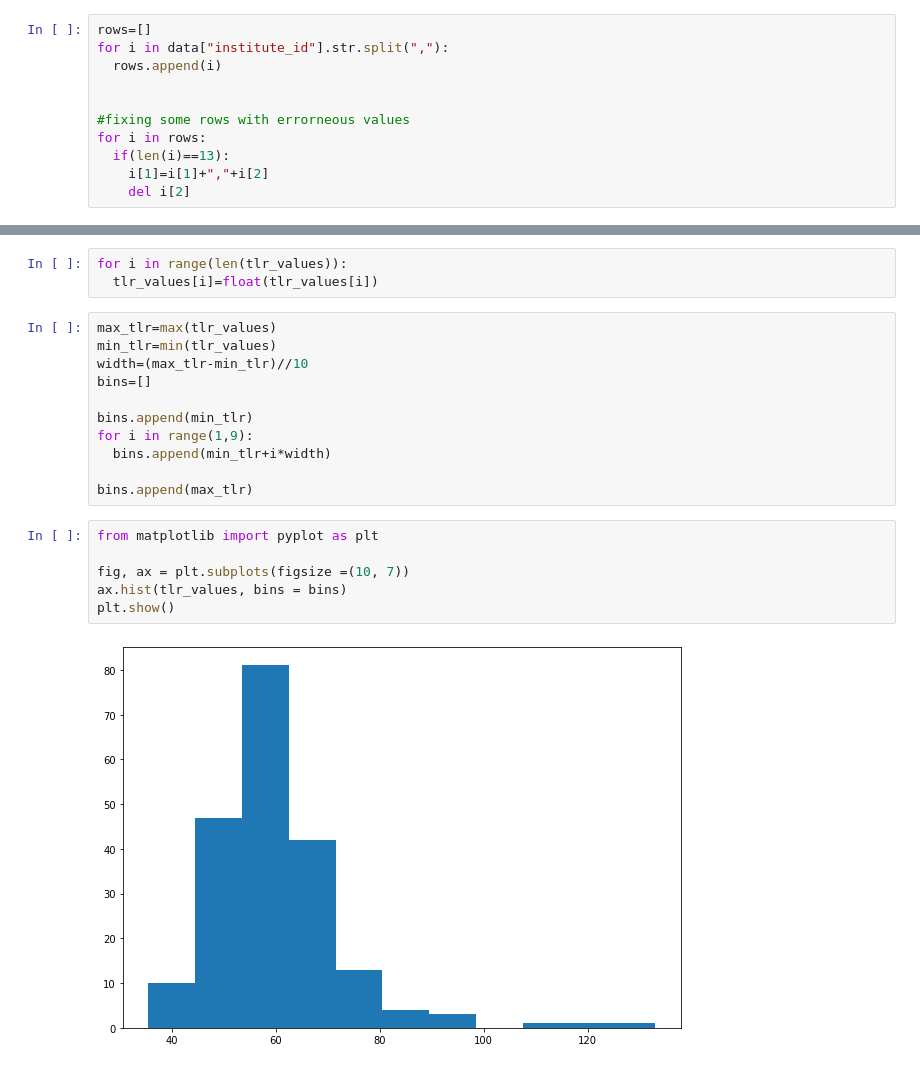
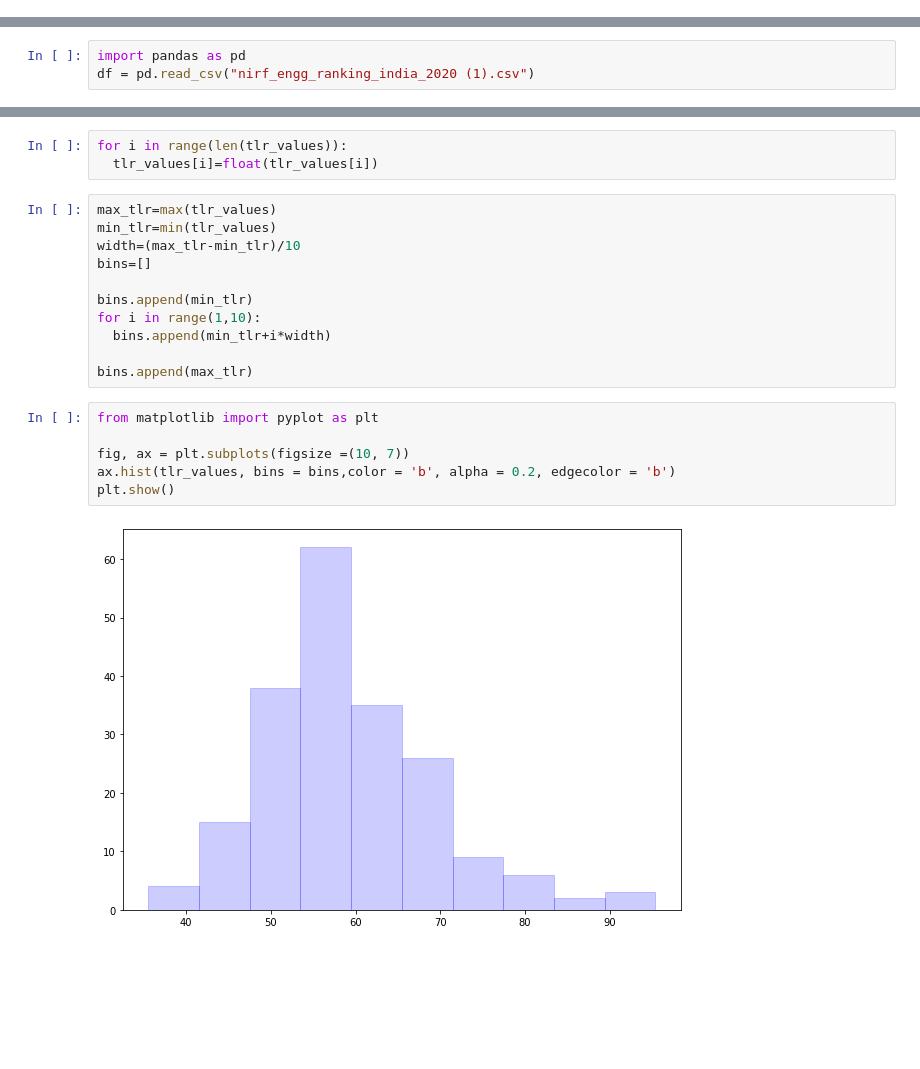
Before and after one commit to ankay212000/Data-Mining-and-Analysis-Practical, a Jupyter notebook: Exercise8_UE183065.ipynb, the cells around one changed output, grey strips where cells are left out. Saved outputs shown, nothing was run; the diff lists cells and outputs as text; blank space fills up the shorter version.

```diff
--- a/Exercise8_UE183065.ipynb
+++ b/Exercise8_UE183065.ipynb
@@ -24,11 +18,0 @@ data = pd.read_table(dataFileUrl,header=None,names=names)
-# %%
-rows=[]
-for i in data["institute_id"].str.split(","):
-  rows.append(i)
-
-
-#fixing some rows with errorneous values
-for i in rows:
-  if(len(i)==13):
-    i[1]=i[1]+","+i[2]
-    del i[2]
@@ -52,0 +19,3 @@ df
+# %%
+import pandas as pd
+df = pd.read_csv("nirf_engg_ranking_india_2020 (1).csv")
@@ -141,19 +122,19 @@ for i in range(len(tlr_values)):
 # %%
 max_tlr=max(tlr_values)
 min_tlr=min(tlr_values)
-width=(max_tlr-min_tlr)//10
+width=(max_tlr-min_tlr)/10
 bins=[]
 
 bins.append(min_tlr)
-for i in range(1,9):
+for i in range(1,10):
   bins.append(min_tlr+i*width)
 
 bins.append(max_tlr)
 # %%
 from matplotlib import pyplot as plt
 
 fig, ax = plt.subplots(figsize =(10, 7))
-ax.hist(tlr_values, bins = bins)
+ax.hist(tlr_values, bins = bins,color = 'b', alpha = 0.2, edgecolor = 'b')
 plt.show()
 # %% [output]
-[figure, old version]
+[figure, new version]
```
Also changed, not shown: parts of 9 cells of this notebook.
